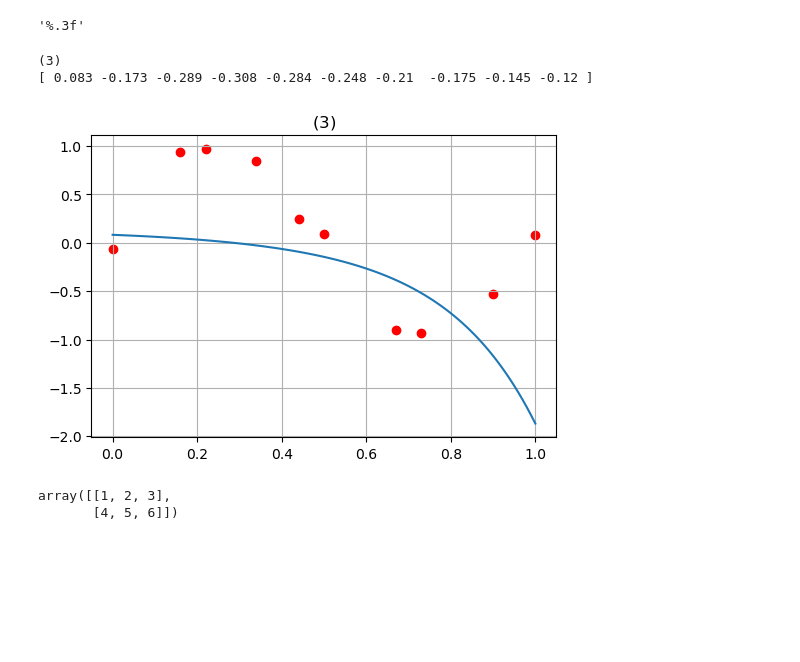
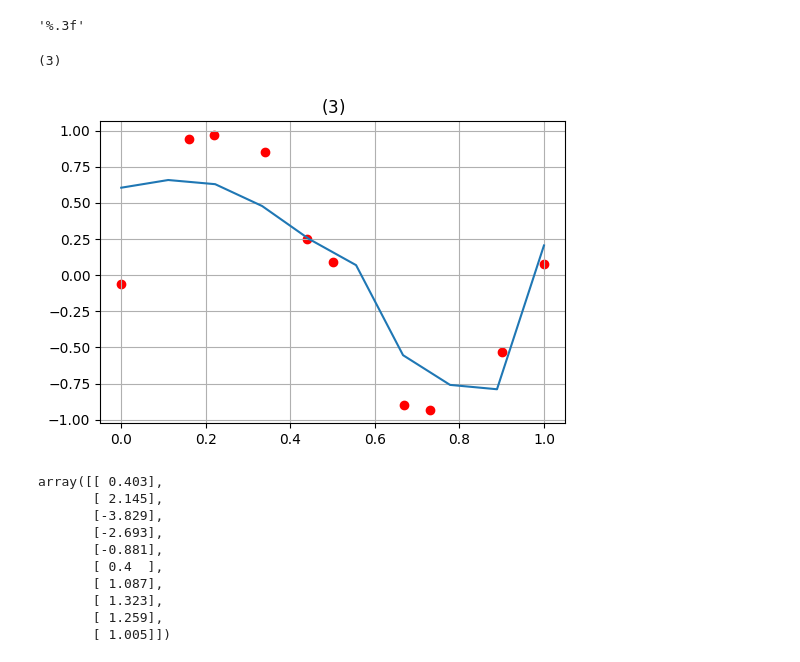
Before and after one commit to sorajiro0802/TDU, a Jupyter notebook: chokkan/04.ipynb, the cells around one changed output. Cells and saved outputs as stored; diff of their text form; code cells hidden in the pictures; blank space fills up the shorter version.

```diff
--- a/chokkan/04.ipynb
+++ b/chokkan/04.ipynb
@@ -24,47 +24,51 @@ Y = np.array([-0.06,  0.94,  0.97,  0.85,  0.25,  0.09, -0.9 , -0.93, -0.53,  0.
 # Y = [-0.06,  0.94,  0.97,  0.85,  0.25,  0.09, -0.9 , -0.93, -0.53,  0.08]
 # np.random.seed(0)
 # %%
+
 print('(3)')
-def estimateParameta(X, Y, n=1, max_epochs=40000, eta0=0.03, eps=1e-8, alpha=0):
+def estimateParameta(X, Y, n=9, max_epochs=40000, eta0=1, eps=1e-4, alpha=0):
     # X = np.vstack([X, np.ones_like(X)]).T
-    X = np.array([X**0,X**1,X**2,X**3,X**4,X**5,X**6,X**7,X**8,X**9]).T
-    w = np.zeros(X.shape[1])
-    # H = []
+    translormer = PolynomialFeatures(n, include_bias=True)
+    F = translormer.fit_transform(X.reshape((-1,1)))
+    w = np.zeros([F.shape[-1], 1])
     for t in range(max_epochs):
         eta = eta0 / np.sqrt(t+1)
-        i = np.random.randint(0, X.shape[0])
-        y_hat = X[i].T @ w
-        # grad = 2*(y_hat - Y[i]) * X[i] + 2*alpha*w
-        grad = 2*X[i].T*w - 2*X[i].T*Y[i] + 2*alpha*w
-        # H.append(w)
+        i = np.random.randint(len(X))
+        X_i = F[i].reshape((-1,1))
+        y_hat = X_i.T @ w
+        grad = 2*(y_hat - Y[i]) * X_i + 2*(alpha*w)/len(X)
         if np.sum(np.abs(grad)) < eps:
             break
         w -= eta * grad
     return w
 
 
-w = estimateParameta(X, Y, max_epochs=10000)
-# w = np.polyfit(X, Y, 9)
-print(w)
+w = estimateParameta(X, Y,n=9, max_epochs=10000)
+transformer = PolynomialFeatures(9, include_bias=True)
+F = transformer.fit_transform(X.reshape((-1, 1)))
+# # w = np.polyfit(X, Y, 9)
 fig, ax = plt.subplots(dpi=100)
 ax.scatter(X, Y, c='r')
-xs = np.linspace(0, 1, 100)
-y_hat = w[0] + w[1]*xs + w[2]*xs**2 + w[3]*xs**3 + w[4]*xs**4 + w[5]*xs**5 + w[6]*xs**6 + w[7]*xs**7 + w[8]*xs**8 + w[9]*xs**9
+xs = np.linspace(0, 1, 10)
+y_hat = (F @ w)
 # y_hat = np.polyval(w, xs)
 ax.plot(xs, y_hat)
 ax.set_title('$(3)$')
 ax.grid()
 plt.show()
 # %% [output]
 (3)
-[ 0.083 -0.173 -0.289 -0.308 -0.284 -0.248 -0.21  -0.175 -0.145 -0.12 ]
-[figure, old version]
+[figure, new version]
-# %%
-a = np.array([1, 2, 3])
-b = np.array([4, 5, 6])
-
-ab = np.array([a, b])
-ab
-# %% [output]
-array([[1, 2, 3],
-       [4, 5, 6]])
+# %%
+model.w
+# %% [output]
+array([[ 0.403],
+       [ 2.145],
+       [-3.829],
+       [-2.693],
+       [-0.881],
+       [ 0.4  ],
+       [ 1.087],
+       [ 1.323],
+       [ 1.259],
+       [ 1.005]])
```
Also changed, not shown: parts of 4 cells of this notebook.
